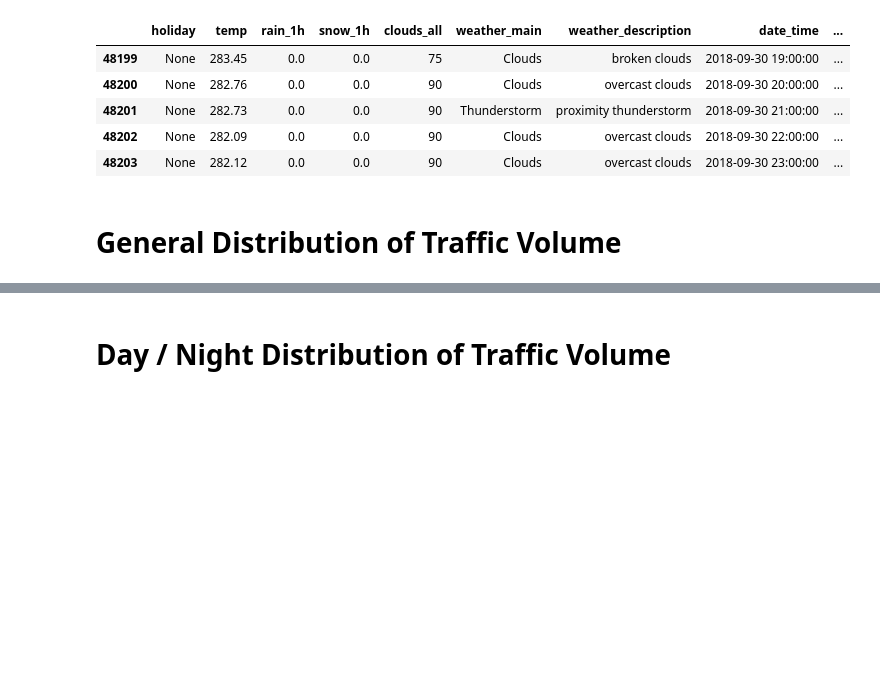
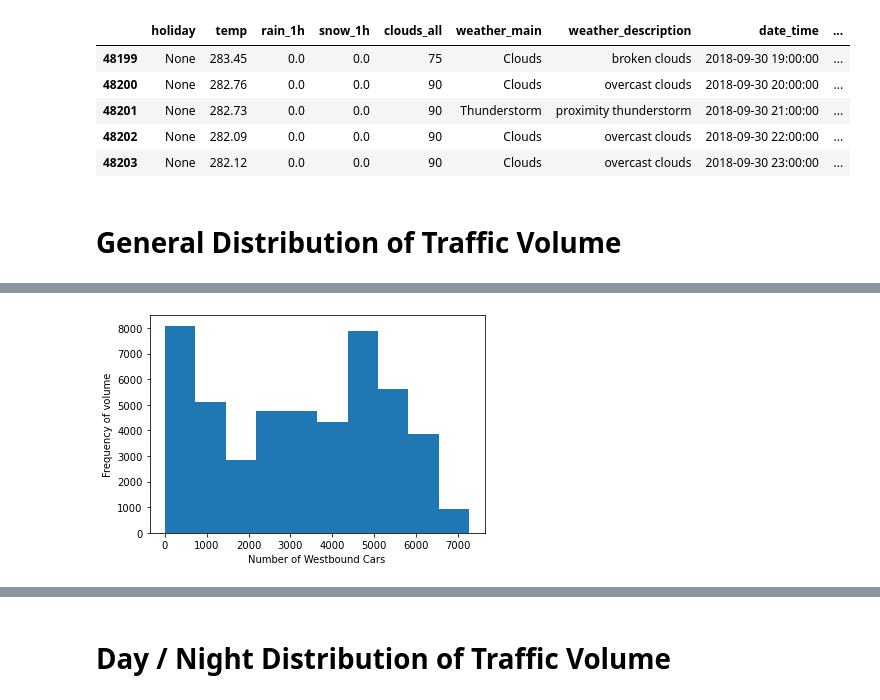
Before and after one commit to jholidayscott/correlation_analysis_traffic_volumes, a Jupyter notebook: gp4_i94_traffic.ipynb, the cells around one changed output, grey strips where cells are left out. Saved outputs shown, nothing was run; the diff lists cells and outputs as text; code cells hidden in the pictures; blank space fills up the shorter version.

```diff
--- a/gp4_i94_traffic.ipynb
+++ b/gp4_i94_traffic.ipynb
@@ -81,0 +102,7 @@ traffic.tail()
+# %%
+traffic['traffic_volume'].plot.hist()
+plt.xlabel('Number of Westbound Cars')
+plt.ylabel('Frequency of volume')
+plt.show()
+# %% [output]
+[figure, added]
```
Also changed, not shown: parts of 24 cells of this notebook.
